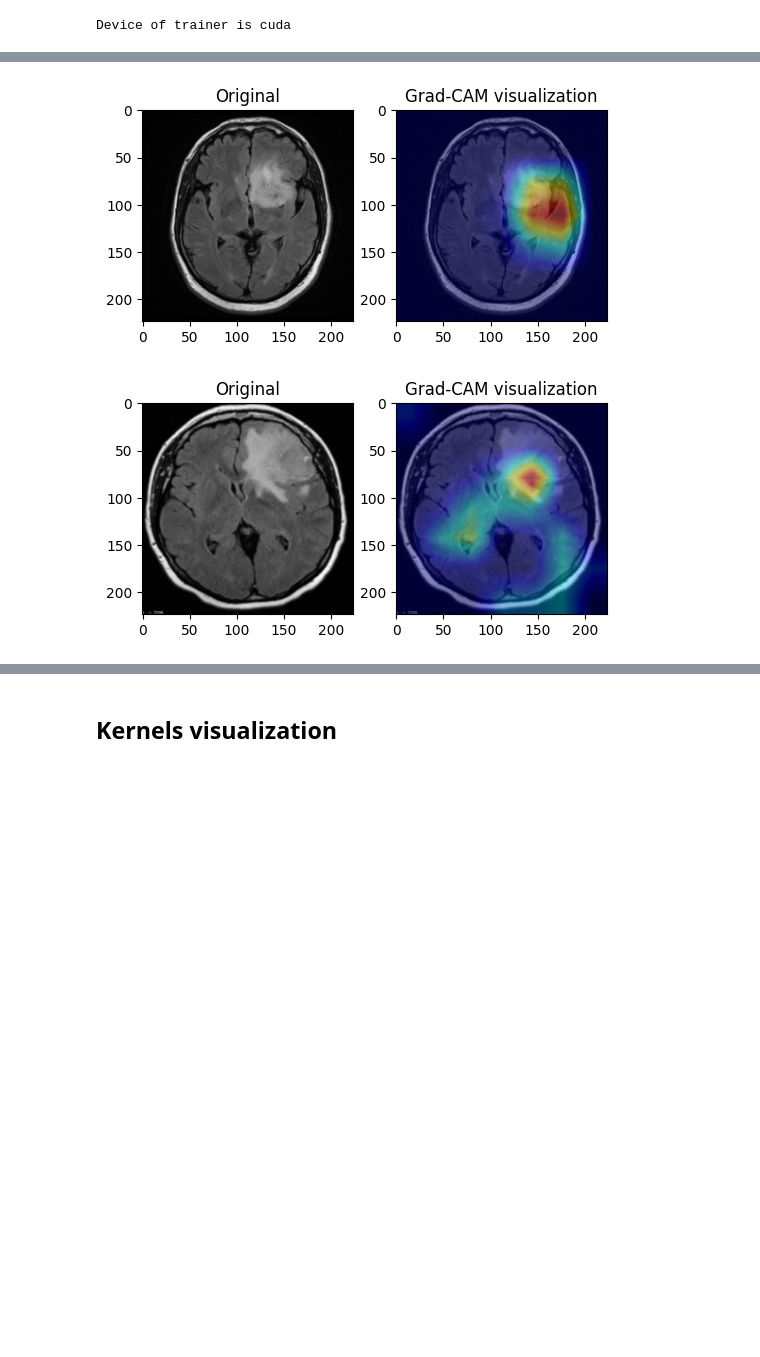
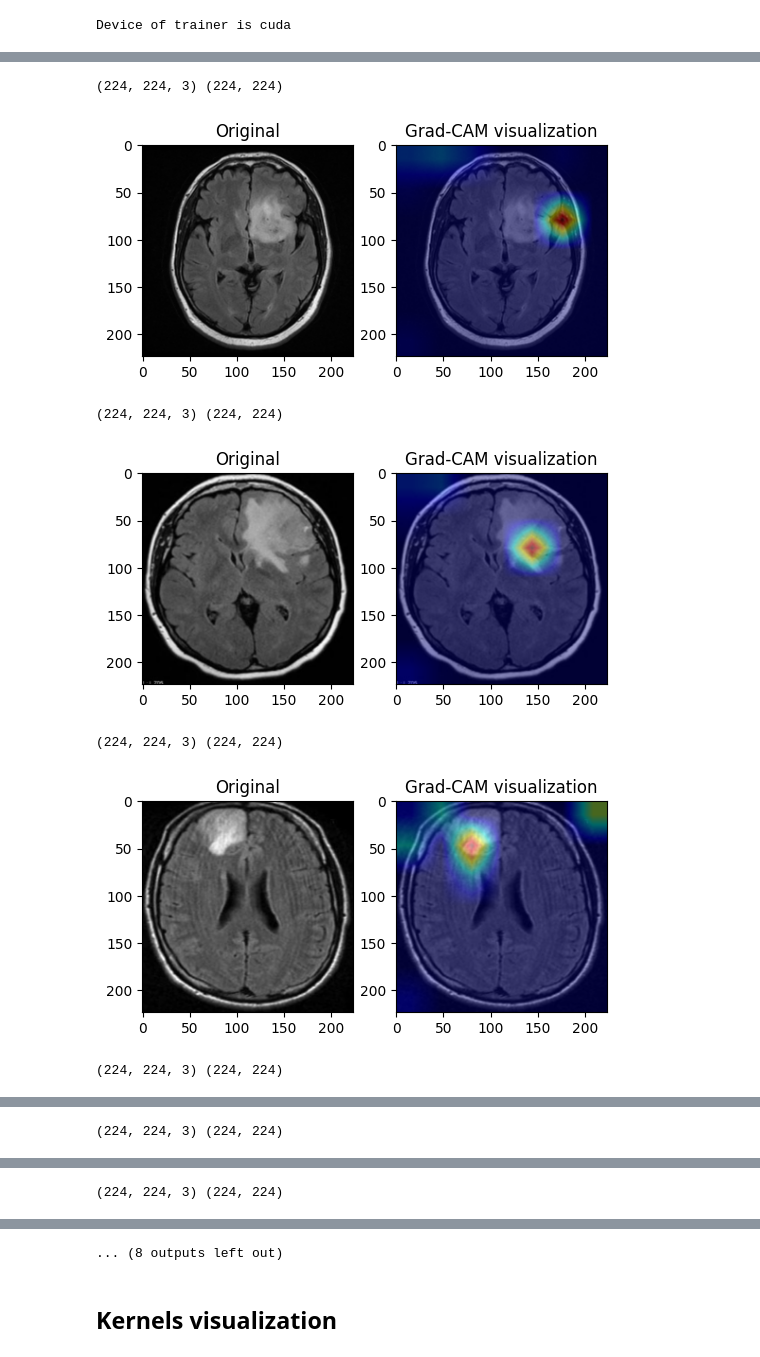
Before and after one commit to Phuishere/Machine-Learning-Learning, a Jupyter notebook: cnn_learn/main.ipynb, the cells around one changed output, grey strips where cells are left out. Cells and saved outputs as stored; diff of their text form; code cells hidden in the pictures; blank space fills up the shorter version.

```diff
--- a/cnn_learn/main.ipynb
+++ b/cnn_learn/main.ipynb
@@ -14,13 +14,21 @@ from torch_api.model_api import get_vgg, get_resnet, get_mobilenet
 from utils.params import IMAGENET_MEAN, IMAGENET_STD
 # %%
 # Dataset
-BRAIN_DS_DIR = os.path.abspath(".\\datasets\\brain_tumor")
+'''
+Dataset 1 (few images): https://www.kaggle.com/datasets/navoneel/brain-mri-images-for-brain-tumor-detection
+Dataset 2 (more than 6000 images): https://www.kaggle.com/datasets/masoudnickparvar/brain-tumor-mri-dataset
+'''
+# BRAIN_DS_DIR = os.path.abspath(".\\datasets\\brain_tumor")
+BRAIN_DS_DIR = os.path.abspath(".\\datasets\\brain_tumor_2")
+
 TRAIN_DIR = os.path.join(BRAIN_DS_DIR, "train")
 VAL_DIR = os.path.join(BRAIN_DS_DIR, "val")
 TEST_DIR = os.path.join(BRAIN_DS_DIR, "test")
 
 # Class weight
-CLASS_WEIGHTS = torch.tensor([1, 0.544], dtype=torch.float32) # No class has 0.544 of Yes class
+# CLASS_WEIGHTS = torch.tensor([1, 0.544], dtype=torch.float32) # No class has 0.544 of Yes class
+CLASS_WEIGHTS = torch.tensor([1221, 1239, 1495, 1357], dtype=torch.float32)
+CLASS_WEIGHTS = CLASS_WEIGHTS.min() / CLASS_WEIGHTS
 
 # Device
 DEVICE = "cuda" if torch.cuda.is_available() else "cpu"
@@ -94,3 +84,9 @@ Sizes (train/valid/test): 193 20 40
+# %%
+# Other stuff
+class_to_idx: dict = train_loader.dataset.class_to_idx
+idx_to_class = {v: k for k, v in class_to_idx.items()}
+
+num_classes = len(class_to_idx)
 # %%
 # Get model
 vgg_model = get_vgg(weight_name="default")
@@ -98,9 +94,9 @@ resnet_model = get_resnet(weight_name="default")
 mobilenet_model = get_mobilenet(weight_name="default")
 # %%
 # Fix the last layers
-vgg_model.classifier[-1] = nn.Linear(in_features=4096, out_features=2, bias=True)
-resnet_model.fc = nn.Linear(in_features=2048, out_features=2, bias=True)
-mobilenet_model.classifier[-1] = nn.Linear(in_features=1024, out_features=2, bias=True)
+vgg_model.classifier[-1] = nn.Linear(in_features=4096, out_features=num_classes, bias=True)
+resnet_model.fc = nn.Linear(in_features=2048, out_features=num_classes, bias=True)
+mobilenet_model.classifier[-1] = nn.Linear(in_features=1024, out_features=num_classes, bias=True)
 # %%
 from torch_api.trainer_api.base import Trainer
 from torch_api.regularizer_api import EarlyStopping
@@ -229,52 +329,64 @@ target_layers = [resnet_model.layer4[-1]]
 
 yes_test_dir = ".\\datasets\\brain_tumor\\test\\yes"
 no_test_dir = ".\\datasets\\brain_tumor\\test\\no"
+chosen_dir = yes_test_dir
 
 # Img paths
-img_num = 2
-paths = os.listdir(yes_test_dir)[:img_num]
-paths = [os.path.join(yes_test_dir, p) for p in paths]
+img_num = 10
+paths = os.listdir(chosen_dir)[:img_num]
+paths = [os.path.join(chosen_dir, p) for p in paths]
 
 for i, path in enumerate(paths):
     img = torchvision.io.read_image(path)
     img = img.view(1, img.shape[0], img.shape[1], img.shape[2]).type(torch.float32) # from (C, H, W) to (1, C, H, W)
     img = v2.Resize((224, 224))(img)
 
-    # Get grayscale
-    img_tensor = v2.Grayscale(num_output_channels=3)(img)
+    # Shape (224, 224, 4) -> (224, 224, 3) - remove transparency
+    if img.shape[1] == 4:
+        np_img = img[0].transpose(-3, -1).numpy() # (224, 224, 4)
+        np_img = cv2.cvtColor(np_img, cv2.COLOR_RGBA2RGB) # (224, 224, 3)
+        img_tensor = torch.tensor(np_img).transpose(-3, -1).reshape(-1, 3, 224, 224) # (3, 224, 224)
+    else:
+        img_tensor = v2.Grayscale(num_output_channels=3)(img)
 
     # We have to specify the target we want to generate the CAM for.
     targets = [ClassifierOutputTarget(1)]
 
     # Construct the CAM object once, and then re-use it on many images.
     with GradCAM(model=resnet_model, target_layers=target_layers) as cam:
         # You can also pass aug_smooth=True and eigen_smooth=True, to apply smoothing.
         grayscale_cam = cam(input_tensor = img_tensor, targets = targets)
 
         # In this example grayscale_cam has only one image in the batch:
         grayscale_cam = grayscale_cam
         grayscale_cam = grayscale_cam[0, :]
         grayscale_cam = cv2.resize(grayscale_cam, (224, 224))
 
         model_outputs = cam.outputs
 
         import matplotlib.pyplot as plt
         from kernels.utils import tensor4plt
 
         # Normalize - min max scaling
-        plot_img = tensor4plt(img)
+        plot_img = tensor4plt(img_tensor)
         plot_img = (plot_img - plot_img.min()) / (plot_img.max() - plot_img.min())
         plot_img = np.array(plot_img)
 
+        print(plot_img.shape, grayscale_cam.shape)
         cam_heatmap_plot(plot_img, grayscale_cam)
 
+        # Visualization thru built-in Function of Pytorch-Grad-CAM
         # visualization = show_cam_on_image(plot_img, grayscale_cam, use_rgb=False)
-
         # print("plot_img shape:", plot_img.shape)
         # print("grayscale_cam shape:", grayscale_cam.shape)
         # print("visualization shape:", visualization.shape)
         # plt.imshow(visualization)
         # plt.show()
 # %% [output]
+(224, 224, 3) (224, 224)
-[figure, old version]
+[figure, new version]
+(224, 224, 3) (224, 224)
-[figure, old version]
+[figure, new version]
+(224, 224, 3) (224, 224)
+[figure, added]
+(224, 224, 3) (224, 224)
@@ -280,0 +394 @@ for i, path in enumerate(paths):
+(224, 224, 3) (224, 224)
@@ -280,0 +396 @@ for i, path in enumerate(paths):
+(224, 224, 3) (224, 224)
@@ -280,0 +398 @@ for i, path in enumerate(paths):
+... (8 outputs left out)
```
Also changed, not shown: parts of 10 cells of this notebook, 1 other file.
